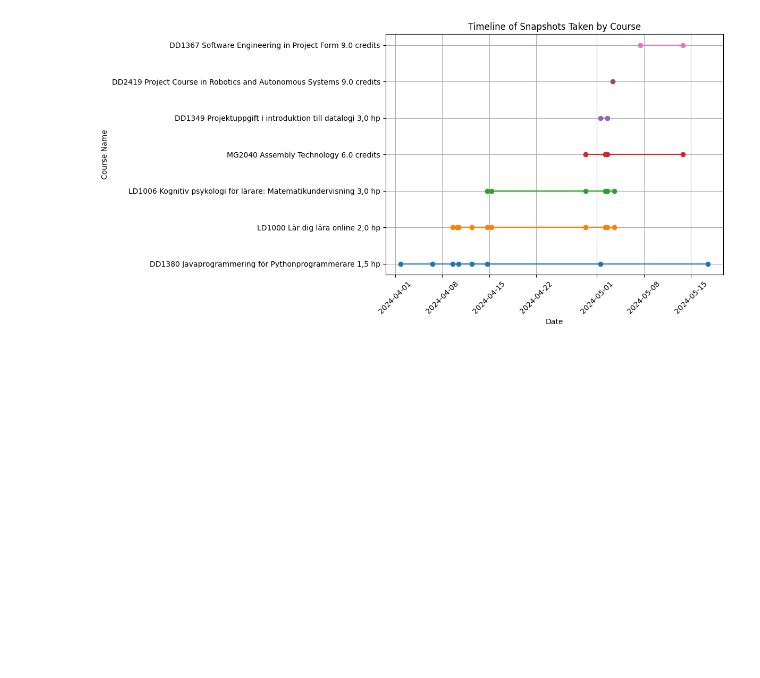
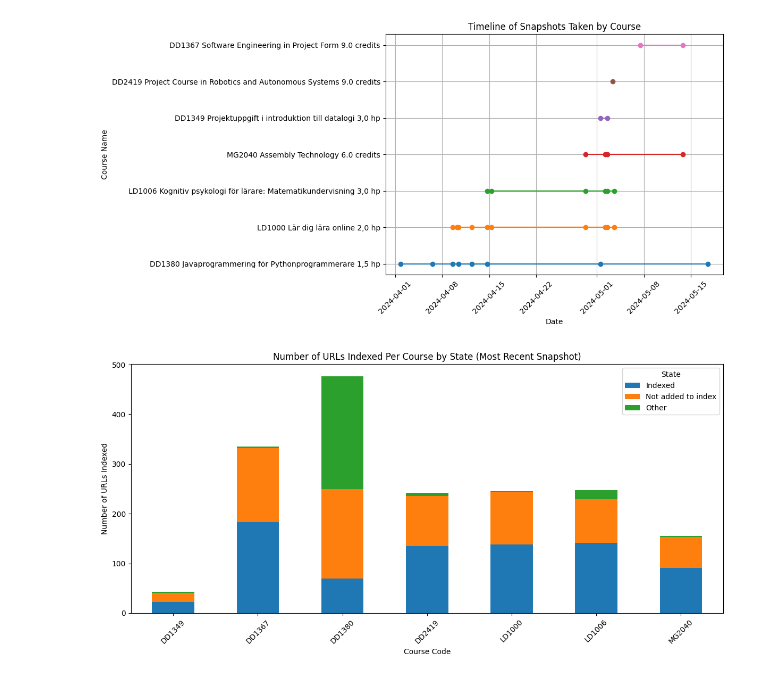
Before and after one commit to nattvara/DA231X, a Jupyter notebook: results/notebooks/performance.ipynb, the cells around one changed output. Cells and saved outputs as stored; diff of their text form; code cells hidden in the pictures; blank space fills up the shorter version.

Commit message:
add number of urls indexed per course

```diff
--- a/results/notebooks/performance.ipynb
+++ b/results/notebooks/performance.ipynb
@@ -104,3 +104,41 @@ plt.tight_layout()
 plt.show()
 # %% [output]
 [figure]
+# %%
+df_snapshots = dataframes['snapshots']
+df_courses = dataframes['courses']
+df_urls = dataframes['urls']
+
+df_snapshots['created_at'] = pd.to_datetime(df_snapshots['created_at'])
+df_urls['created_at'] = pd.to_datetime(df_urls['created_at'])
+
+most_recent_snapshots = df_snapshots.loc[df_snapshots.groupby('course_id')['created_at'].idxmax()]
+
+df_urls_recent_snapshots = df_urls[df_urls['snapshot_id'].isin(most_recent_snapshots['id'])]
+
+df_urls_recent_with_snapshots = pd.merge(df_urls_recent_snapshots, most_recent_snapshots, left_on='snapshot_id', right_on='id', suffixes=('_url', '_snapshot'))
+df_urls_recent_with_courses = pd.merge(df_urls_recent_with_snapshots, df_courses, left_on='course_id', right_on='id', suffixes=('', '_course'))
+
+df_urls_recent_filtered = df_urls_recent_with_courses[~df_urls_recent_with_courses['course_id'].isin([1, 6])].copy()
+
+df_urls_recent_filtered.loc[:, 'course_code'] = df_urls_recent_filtered['name'].apply(lambda x: x.split()[0])
+
+state_mapping = {
+    'indexed': 'Indexed',
+    'not_added_to_index': 'Not added to index',
+}
+df_urls_recent_filtered.loc[:, 'state'] = df_urls_recent_filtered['state'].map(state_mapping).fillna('Other')
+
+urls_per_course_code_state = df_urls_recent_filtered.groupby(['course_code', 'state']).size().unstack(fill_value=0)
+
+urls_per_course_code_state.plot(kind='bar', stacked=True, figsize=(12, 6))
+
+plt.title('Number of URLs Indexed Per Course by State (Most Recent Snapshot)')
+plt.xlabel('Course Code')
+plt.ylabel('Number of URLs Indexed')
+plt.xticks(rotation=45)
+plt.legend(title='State')
+plt.tight_layout()
+plt.show()
+# %% [output]
+[figure, added]
```
